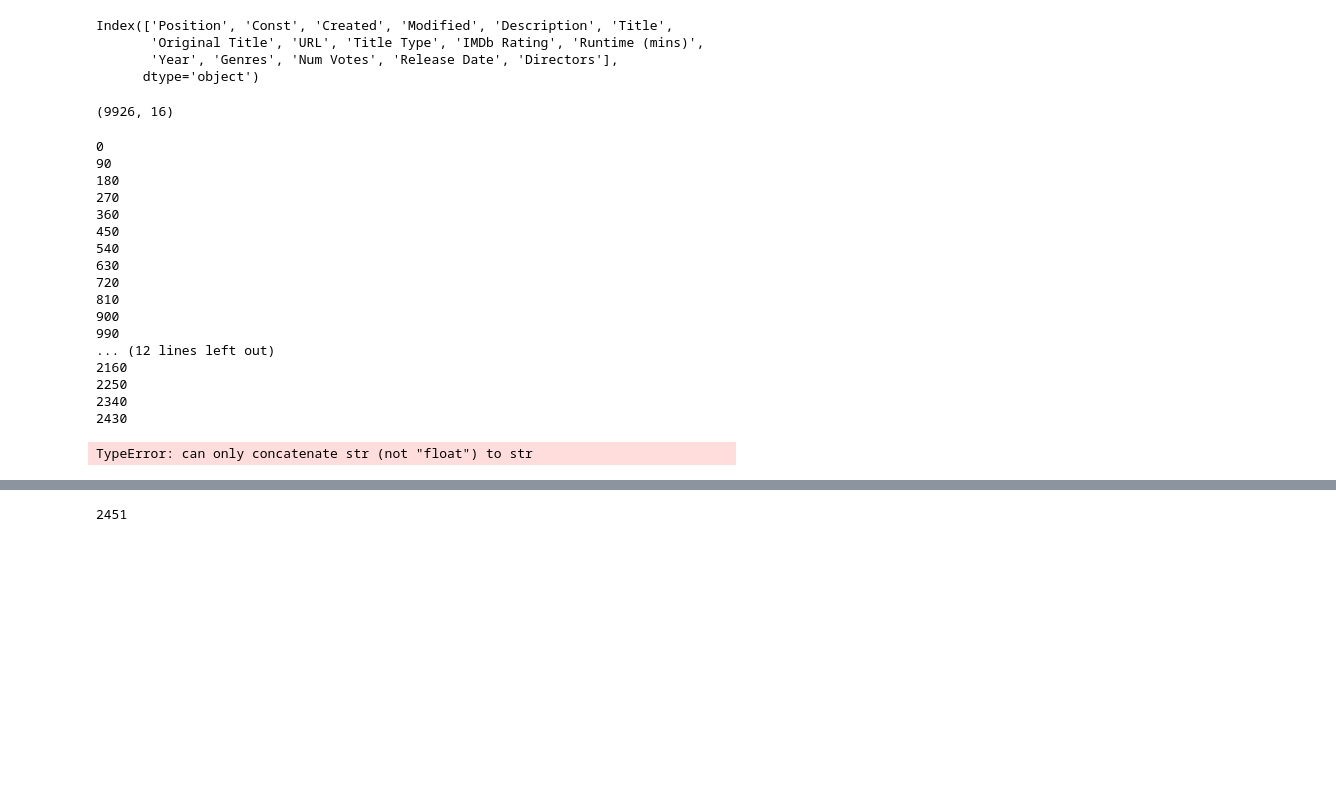
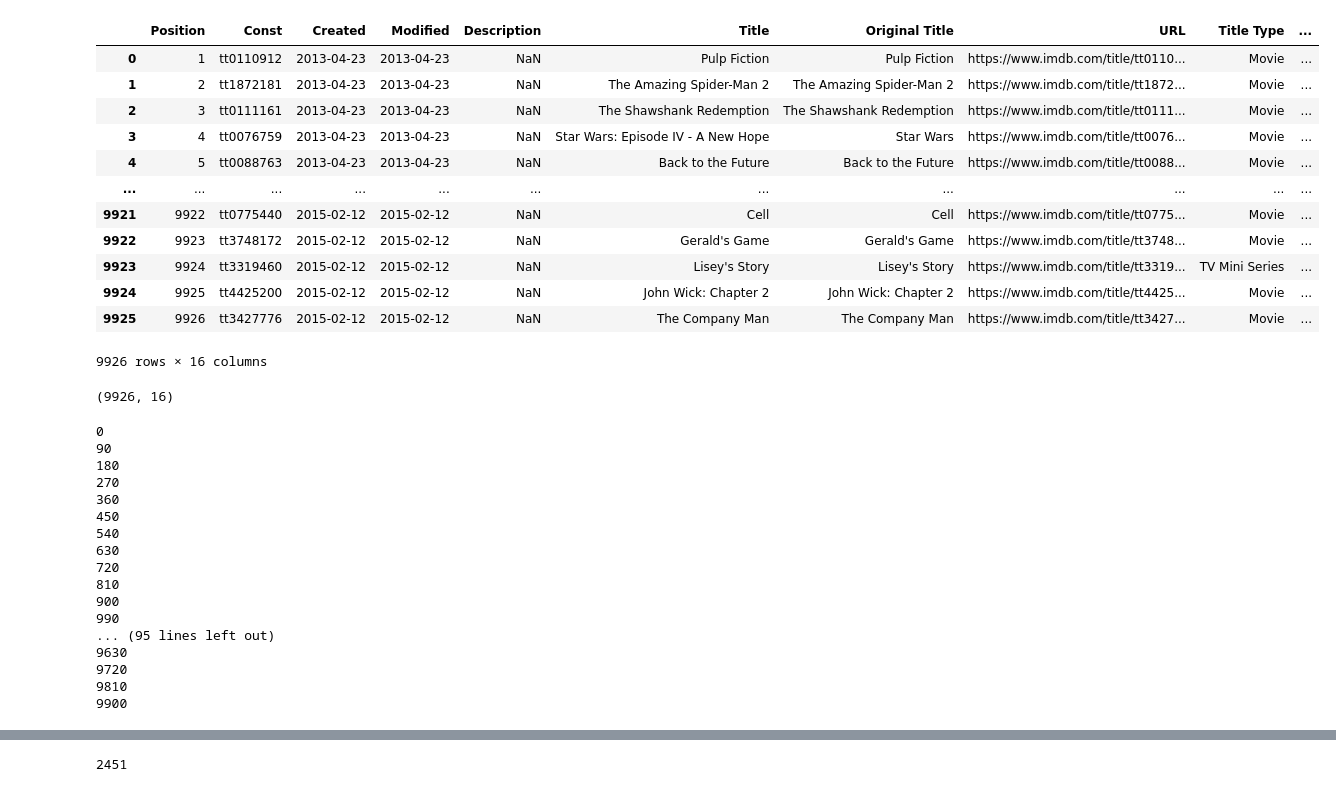
Before and after one commit to Vishwajyoti/movie_data_llm, a Jupyter notebook: explore.ipynb, the cells around one changed output, grey strips where cells are left out. Saved outputs shown, nothing was run; the diff lists cells and outputs as text; code cells hidden in the pictures; blank space fills up the shorter version.

```diff
--- a/explore.ipynb
+++ b/explore.ipynb
@@ -5,12 +7,21 @@ import time
 # %%
 df = pd.read_csv('/Users/vispande2/Documents/DecesionBook/1972_2016_movie_list.csv')
 # %%
-df.columns
+df
 # %% [output]
+|  | Position | Const | Created | Modified | Description | Title | Original Title | URL | Title Type | ... |
+| 0 | 1 | tt0110912 | 2013-04-23 | 2013-04-23 | NaN | Pulp Fiction | Pulp Fiction | https://www.imdb.com/title/tt0110... | Movie | ... |
+| 1 | 2 | tt1872181 | 2013-04-23 | 2013-04-23 | NaN | The Amazing Spider-Man 2 | The Amazing Spider-Man 2 | https://www.imdb.com/title/tt1872... | Movie | ... |
+| 2 | 3 | tt0111161 | 2013-04-23 | 2013-04-23 | NaN | The Shawshank Redemption | The Shawshank Redemption | https://www.imdb.com/title/tt0111... | Movie | ... |
+| 3 | 4 | tt0076759 | 2013-04-23 | 2013-04-23 | NaN | Star Wars: Episode IV - A New Hope | Star Wars | https://www.imdb.com/title/tt0076... | Movie | ... |
+| 4 | 5 | tt0088763 | 2013-04-23 | 2013-04-23 | NaN | Back to the Future | Back to the Future | https://www.imdb.com/title/tt0088... | Movie | ... |
+| ... | ... | ... | ... | ... | ... | ... | ... | ... | ... | ... |
+| 9921 | 9922 | tt0775440 | 2015-02-12 | 2015-02-12 | NaN | Cell | Cell | https://www.imdb.com/title/tt0775... | Movie | ... |
+| 9922 | 9923 | tt3748172 | 2015-02-12 | 2015-02-12 | NaN | Gerald's Game | Gerald's Game | https://www.imdb.com/title/tt3748... | Movie | ... |
+| 9923 | 9924 | tt3319460 | 2015-02-12 | 2015-02-12 | NaN | Lisey's Story | Lisey's Story | https://www.imdb.com/title/tt3319... | TV Mini Series | ... |
+| 9924 | 9925 | tt4425200 | 2015-02-12 | 2015-02-12 | NaN | John Wick: Chapter 2 | John Wick: Chapter 2 | https://www.imdb.com/title/tt4425... | Movie | ... |
+| 9925 | 9926 | tt3427776 | 2015-02-12 | 2015-02-12 | NaN | The Company Man | The Company Man | https://www.imdb.com/title/tt3427... | Movie | ... |
-Index(['Position', 'Const', 'Created', 'Modified', 'Description', 'Title',
-       'Original Title', 'URL', 'Title Type', 'IMDb Rating', 'Runtime (mins)',
-       'Year', 'Genres', 'Num Votes', 'Release Date', 'Directors'],
-      dtype='object')
+9926 rows × 16 columns
 # %%
 df.shape
 # %% [output]
@@ -31,14 +73,12 @@ def get_wikipedia_link(search_string):
 # %%
-"""
+
 wiki_movie_links = []
 for i in range(df.shape[0]):
-    mov_search_str = df.iloc[i]['Title']+' '+df.iloc[i]['Title Type']+' '+df.iloc[i]['Release Date']
-    wiki_movie_links.append(get_wikipedia_link(mov_search_str))
+    mov_search_str = df.iloc[i]['Title']+' Movie Wikipedia'
+    wiki_movie_links.append(search_wikipedia_link(mov_search_str))
     if i%90==0:
         print(i)
         time.sleep(15)
-
-"""
 # %% [output]
 0
 90
@@ -52,11 +92,10 @@ for i in range(df.shape[0]):
 810
 900
 990
-... (12 lines left out)
-2160
-2250
-2340
-2430
+... (95 lines left out)
+9630
+9720
+9810
+9900
-TypeError: can only concatenate str (not "float") to str
 # %%
 df['Movie Wiki'] = wiki_movie_links
```
Also changed, not shown: parts of 14 cells of this notebook, 5 other files.
